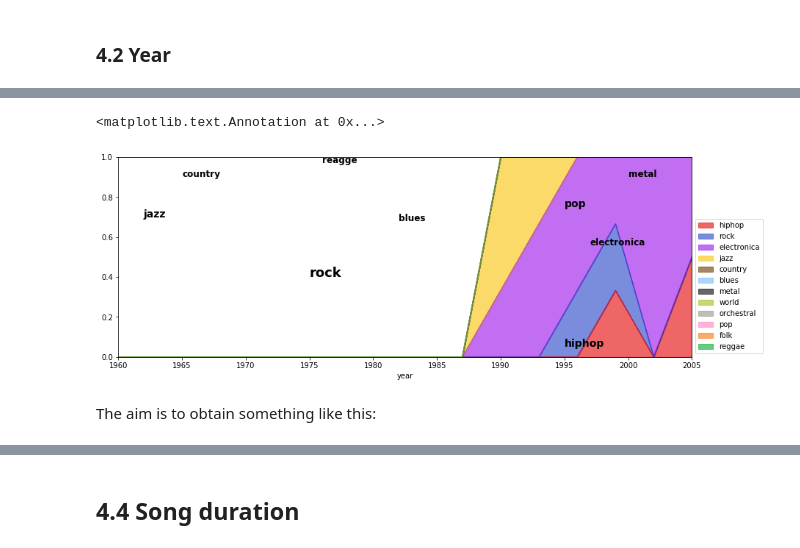
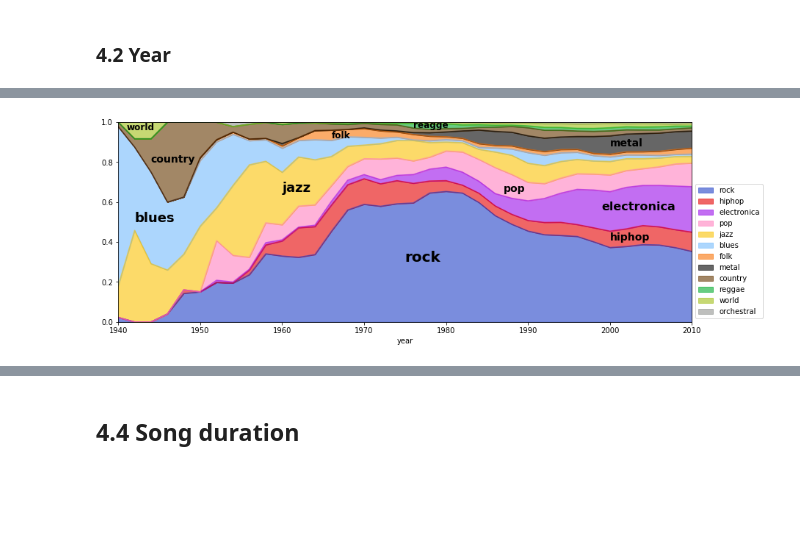
Before and after one commit to mathildemrt/ada, a Jupyter notebook: project/project.ipynb, the cells around one changed output, grey strips where cells are left out. Cells and saved outputs as stored; diff of their text form; code cells hidden in the pictures; blank space fills up the shorter version.

```diff
--- a/project/project.ipynb
+++ b/project/project.ipynb
@@ -610,2 +649,0 @@ sns.distplot(df.loc[df['year']!=0,'year'],ax=ax)
-# %%
-df=df[df['genreweight']>2]
@@ -614,21 +656,17 @@ df['genre'].unique()
 # %%
-def count_genre(year,genre,step,country=0):
+def count_genre(year,genre,step):
 
-
-    df1=df[df['genre']==genre]
-    df1=df1[df1['year']>=year]
-    df1=df1[df1['year']<year+step]
-    if country!=0:
-        df1=df1[df1['country']==country]
+    df1=df[(df['genre']==genre) & (df['year']>=year-1) & (df['year']<=year+1)]
 
     nbr=len(df1)
 
     return nbr
 
 
-step=3
-year_df=pd.DataFrame(np.arange(1960,2011-step,step),columns=['year'])
+year_df=pd.DataFrame(np.arange(1940,2011,2),columns=['year'])
+
 for genre in df['genre'].unique():
-    year_df[genre]=year_df.year.apply(lambda x: count_genre(x,genre,step,'DE'))
+    year_df[genre]=year_df.year.apply(lambda x: count_genre(x,genre,step))
 
 year_df=year_df.set_index('year')
+year_df = year_df.divide(year_df .sum(axis=1), axis=0)
@@ -652,20 +673,26 @@ year_df.head(10)
 # %%
 fig=plt.figure(figsize=(14,5))
 ax = fig.add_subplot(111)
 year_df.plot(kind='area',color = [genre_color[x] for x in  year_df.columns],ylim=[0,1],alpha=0.6, stacked=True,ax=ax)
 plt.legend(loc=3, fontsize=10, bbox_to_anchor=(1,0))
 
-#plt.annotate("hiphop", fontsize=14, xy=(1995, 0.05), weight = 'bold')
-#plt.annotate("rock", fontsize=18, xy=(1975, 0.4), weight = 'bold')
-#plt.annotate("jazz", fontsize=14, xy=(1962, 0.7), weight = 'bold')
-#plt.annotate("country", fontsize=12, xy=(1965, 0.9), weight = 'bold')
-#plt.annotate("metal", fontsize=12, xy=(2000, 0.9), weight = 'bold')
-#plt.annotate("pop", fontsize=14, xy=(1995, 0.75), weight = 'bold')
-#plt.annotate("reagge", fontsize=12, xy=(1976, 0.97), weight = 'bold')
-#plt.annotate("electronica", fontsize=12, xy=(1997, 0.56), weight = 'bold')
-#plt.annotate("blues", fontsize=12, xy=(1982, 0.68), weight = 'bold')
+
+plt.annotate("rock", fontsize=20, xy=(1975, 0.3), weight = 'bold')
+plt.annotate("hiphop", fontsize=14, xy=(2000, 0.41), weight = 'bold')
+
+plt.annotate("jazz", fontsize=18, xy=(1960, 0.65), weight = 'bold')
+plt.annotate("blues", fontsize=18, xy=(1942, 0.5), weight = 'bold')
+plt.annotate("electronica", fontsize=16, xy=(1999, 0.56), weight = 'bold')
+plt.annotate("pop", fontsize=14, xy=(1987, 0.65), weight = 'bold')
+
+plt.annotate("country", fontsize=1, xy=(1944, 0.8), weight = 'bold')
+plt.annotate("metal", fontsize=14, xy=(2000, 0.88), weight = 'bold')
+
+plt.annotate("reagge", fontsize=12, xy=(1976, 0.97), weight = 'bold')
+plt.annotate("world", fontsize=12, xy=(1941, 0.96), weight = 'bold')
+plt.annotate("folk", fontsize=12, xy=(1966, 0.92), weight = 'bold')
+
+plt.savefig('year.png')
+plt.show()
 # %% [output]
-<matplotlib.text.Annotation at 0x...>
-[figure, old version]
+[figure, new version]
-# %% [markdown]
-The aim is to obtain something like this:
```
Also changed, not shown: parts of 69 cells of this notebook, 33 other files.
